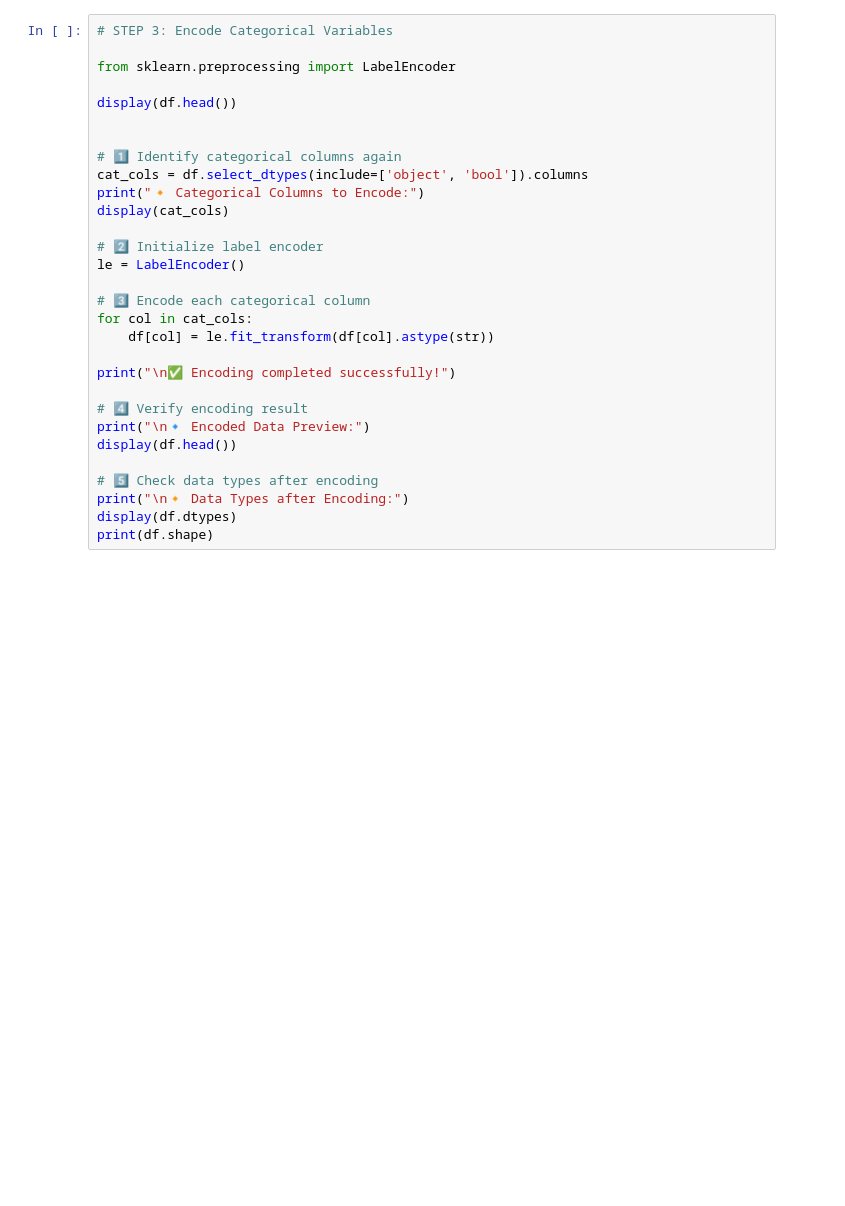
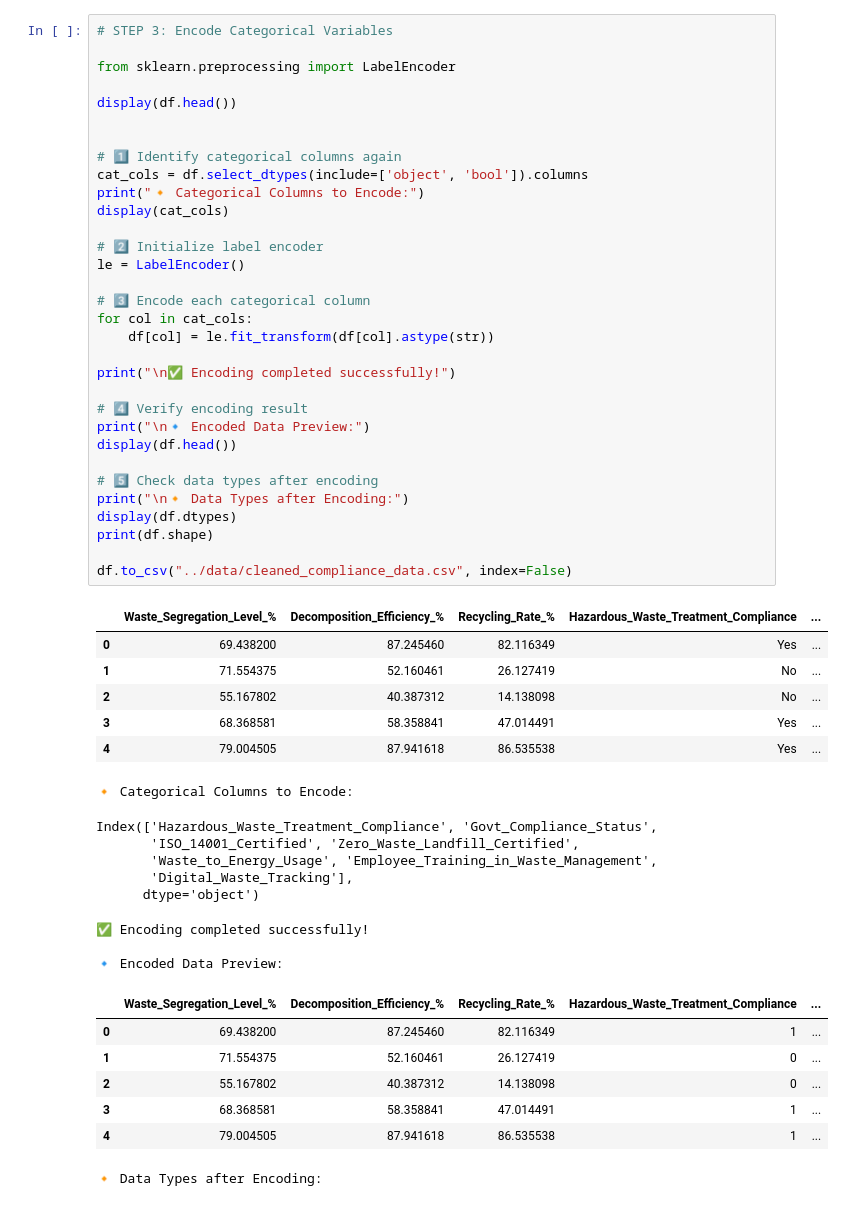
Before and after one commit to Shankar-CSE/Industrial-Waste-Compliance-Detector, a Jupyter notebook: preprocessing/preprocessing.ipynb, the cells around one changed output. Cells and saved outputs as stored; diff of their text form; blank space fills up the shorter version.

```diff
--- a/preprocessing/preprocessing.ipynb
+++ b/preprocessing/preprocessing.ipynb
@@ -52,30 +145,55 @@ print("\n🎯 All missing values handled successfully!")
 # %%
 # STEP 3: Encode Categorical Variables
 
 from sklearn.preprocessing import LabelEncoder
 
 display(df.head())
 
 
 # 1️⃣ Identify categorical columns again
 cat_cols = df.select_dtypes(include=['object', 'bool']).columns
 print("🔸 Categorical Columns to Encode:")
 display(cat_cols)
 
 # 2️⃣ Initialize label encoder
 le = LabelEncoder()
 
 # 3️⃣ Encode each categorical column
 for col in cat_cols:
     df[col] = le.fit_transform(df[col].astype(str))
 
 print("\n✅ Encoding completed successfully!")
 
 # 4️⃣ Verify encoding result
 print("\n🔹 Encoded Data Preview:")
 display(df.head())
 
 # 5️⃣ Check data types after encoding
 print("\n🔸 Data Types after Encoding:")
 display(df.dtypes)
 print(df.shape)
+
+df.to_csv("../data/cleaned_compliance_data.csv", index=False)
+# %% [output]
+|  | Waste_Segregation_Level_% | Decomposition_Efficiency_% | Recycling_Rate_% | Hazardous_Waste_Treatment_Compliance | ... |
+| 0 | 69.438200 | 87.245460 | 82.116349 | Yes | ... |
+| 1 | 71.554375 | 52.160461 | 26.127419 | No | ... |
+| 2 | 55.167802 | 40.387312 | 14.138098 | No | ... |
+| 3 | 68.368581 | 58.358841 | 47.014491 | Yes | ... |
+| 4 | 79.004505 | 87.941618 | 86.535538 | Yes | ... |
+🔸 Categorical Columns to Encode:
+Index(['Hazardous_Waste_Treatment_Compliance', 'Govt_Compliance_Status',
+       'ISO_14001_Certified', 'Zero_Waste_Landfill_Certified',
+       'Waste_to_Energy_Usage', 'Employee_Training_in_Waste_Management',
+       'Digital_Waste_Tracking'],
+      dtype='object')
+✅ Encoding completed successfully!
+
+🔹 Encoded Data Preview:
+|  | Waste_Segregation_Level_% | Decomposition_Efficiency_% | Recycling_Rate_% | Hazardous_Waste_Treatment_Compliance | ... |
+| 0 | 69.438200 | 87.245460 | 82.116349 | 1 | ... |
+| 1 | 71.554375 | 52.160461 | 26.127419 | 0 | ... |
+| 2 | 55.167802 | 40.387312 | 14.138098 | 0 | ... |
+| 3 | 68.368581 | 58.358841 | 47.014491 | 1 | ... |
+| 4 | 79.004505 | 87.941618 | 86.535538 | 1 | ... |
+🔸 Data Types after Encoding:
```
Also changed, not shown: parts of 5 cells of this notebook, 1 other file.
